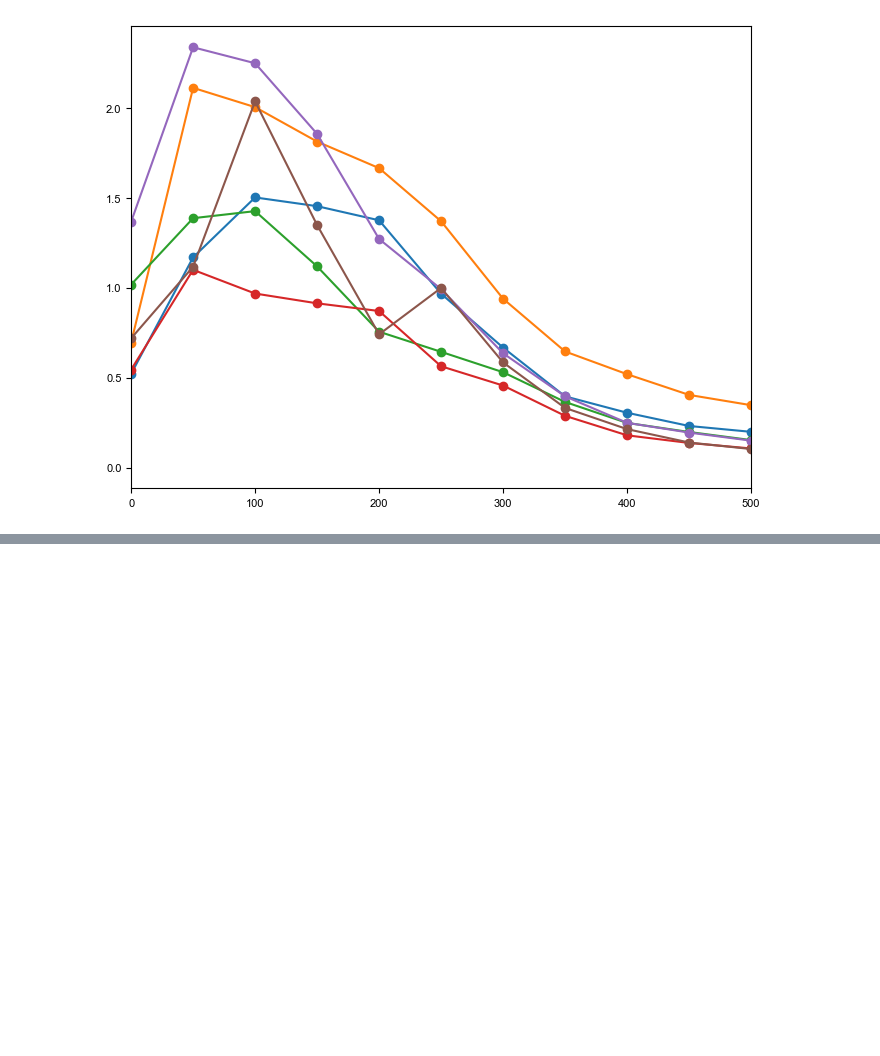
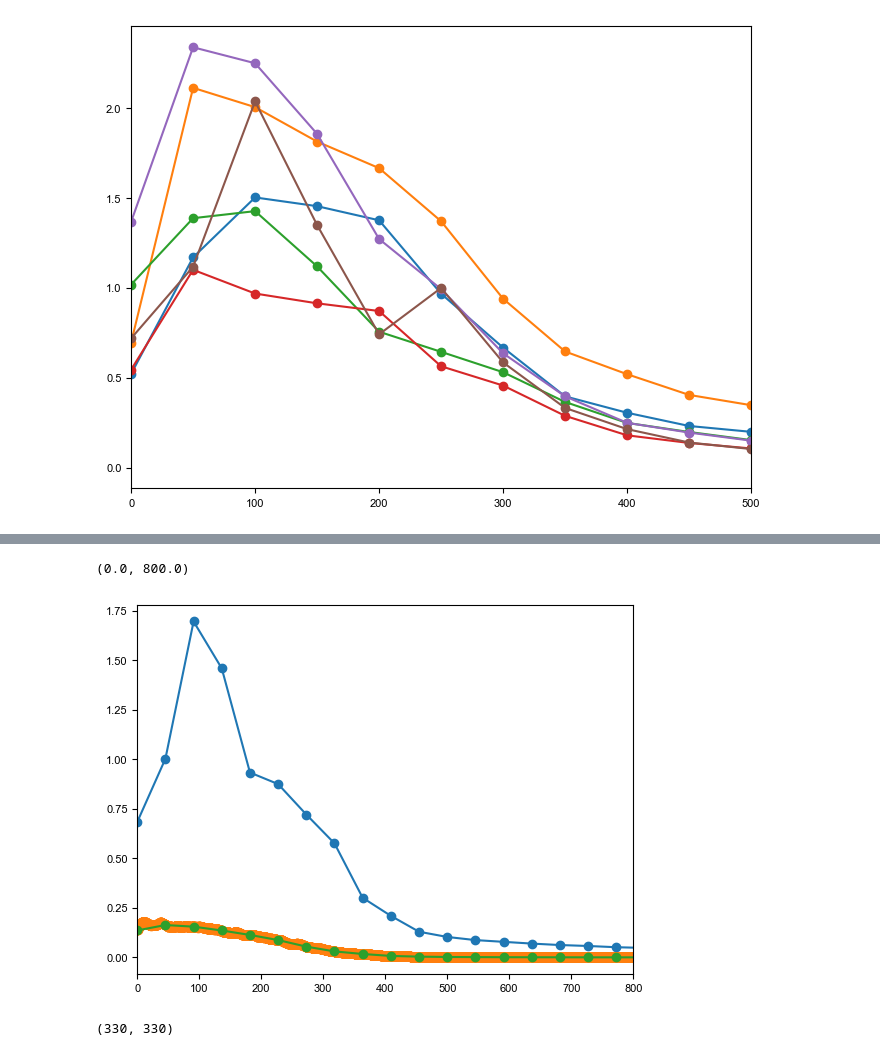
Before and after one commit to MeghnaAnand5/PiliferEphysAnalysis, a Jupyter notebook: 3b_STA_Features_frequencyTuning.ipynb, the cells around one changed output, grey strips where cells are left out. Drawn from its saved outputs; the diff is of its cells as text; code cells hidden in the pictures; blank space fills up the shorter version.

```diff
--- a/3b_STA_Features_frequencyTuning.ipynb
+++ b/3b_STA_Features_frequencyTuning.ipynb
@@ -163,0 +160,18 @@ len(fft_smoothened)
+# %%
+plt.plot(freq_sta, fft_sta, 'o-')
+plt.plot(freq, fft_smoothened, 'o-')
+
+from scipy.interpolate import interp1d
+interp_func = interp1d(freq, fft_smoothened, kind='linear', fill_value="extrapolate")
+fft_matched = interp_func(freq_sta)
+plt.plot(freq_sta, fft_matched, 'o-')
+
+plt.xlim(0,800)
+# plt.plot(freq, fft_sta[1:]/fft_smoothened)
+# %% [output]
+(0.0, 800.0)
+[figure, added]
+# %%
+len(fft_sta), len(fft_matched)
+# %% [output]
+(330, 330)
```
Also changed, not shown: parts of 23 cells of this notebook.
